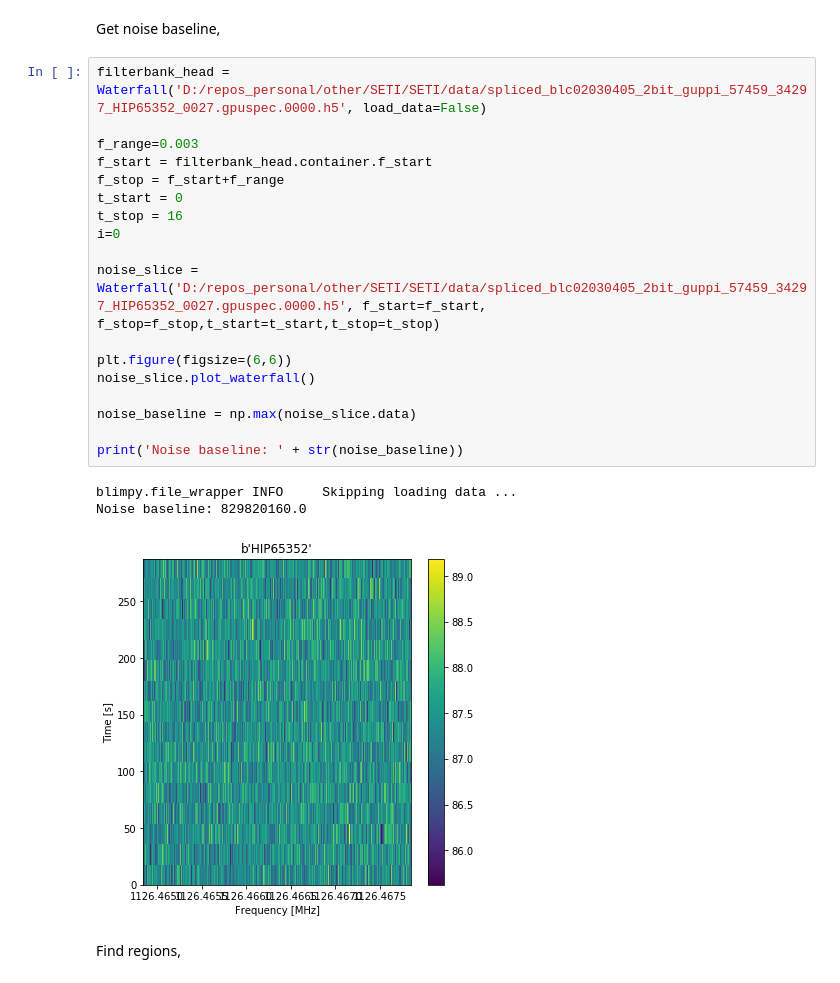
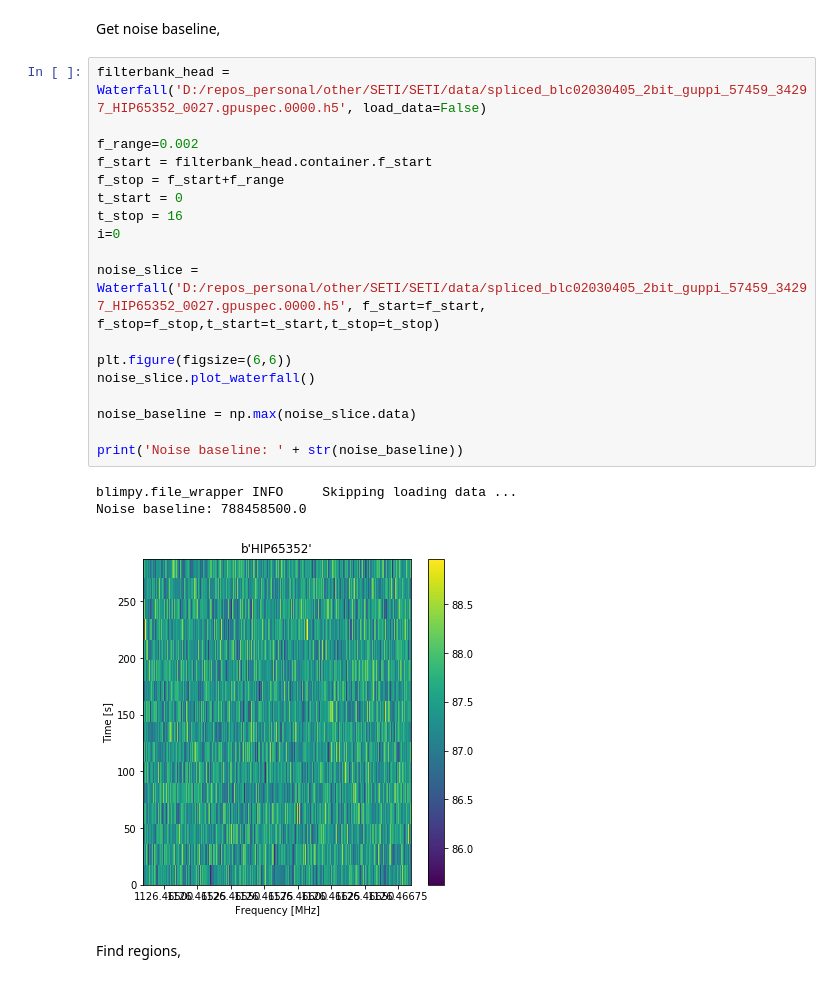
Before and after one commit to RobHarrand/SETI, a Jupyter notebook: notebooks/SETI Pipeline/4. SETI Spectrograms from Open Data Filterbanks 20181210 RH v01.ipynb, the cells around one changed output. Drawn from its saved outputs; the diff is of its cells as text.

```diff
--- a/notebooks/SETI Pipeline/4. SETI Spectrograms from Open Data Filterbanks 20181210 RH v01.ipynb
+++ b/notebooks/SETI Pipeline/4. SETI Spectrograms from Open Data Filterbanks 20181210 RH v01.ipynb
@@ -186,25 +186,25 @@ Get noise baseline,
 # %%
 filterbank_head = Waterfall('D:/repos_personal/other/SETI/SETI/data/spliced_blc02030405_2bit_guppi_57459_34297_HIP65352_0027.gpuspec.0000.h5', load_data=False)
 
-f_range=0.003
+f_range=0.002
 f_start = filterbank_head.container.f_start
 f_stop = f_start+f_range
 t_start = 0
 t_stop = 16
 i=0
 
 noise_slice = Waterfall('D:/repos_personal/other/SETI/SETI/data/spliced_blc02030405_2bit_guppi_57459_34297_HIP65352_0027.gpuspec.0000.h5', f_start=f_start, f_stop=f_stop,t_start=t_start,t_stop=t_stop)
 
 plt.figure(figsize=(6,6))
 noise_slice.plot_waterfall()
 
 noise_baseline = np.max(noise_slice.data)
 
 print('Noise baseline: ' + str(noise_baseline))
 # %% [output]
 blimpy.file_wrapper INFO     Skipping loading data ...
-Noise baseline: 829820160.0
+Noise baseline: 788458500.0
-[figure, old version]
+[figure, new version]
 # %% [markdown]
 Find regions,
 # %%
```
Also changed, not shown: parts of 6 cells of this notebook, 1 other file.
